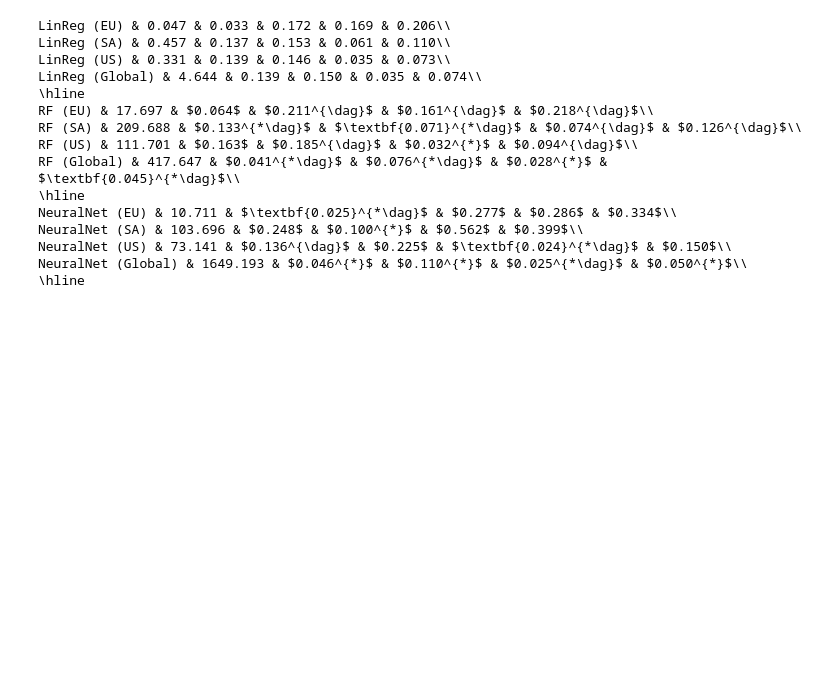
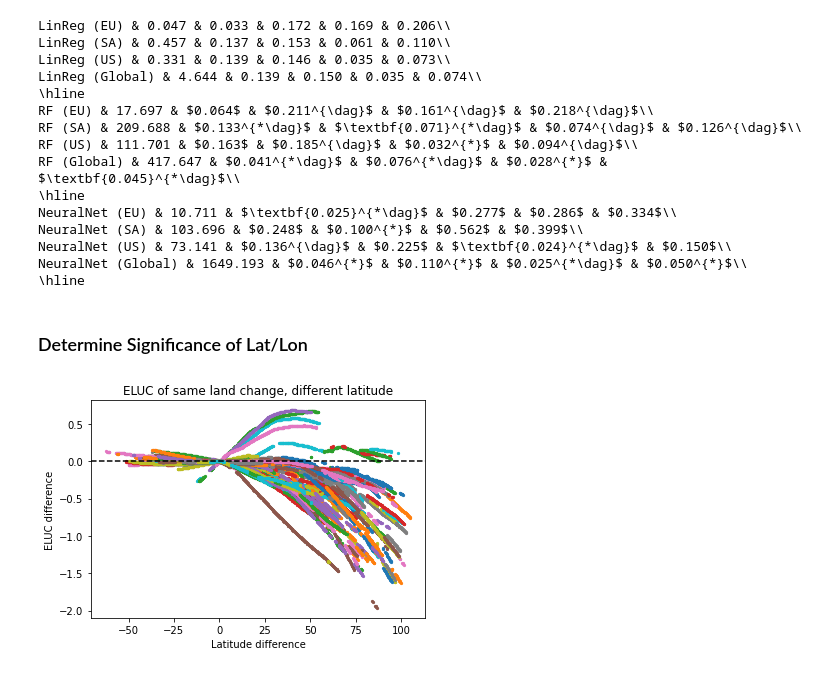
Before and after one commit to Project-Resilience/mvp, a Jupyter notebook: use_cases/eluc/experiments/predictor_experiments.ipynb, the cells around one changed output. Cells and saved outputs as stored; diff of their text form; code cells hidden in the pictures; blank space fills up the shorter version.

```diff
--- a/use_cases/eluc/experiments/predictor_experiments.ipynb
+++ b/use_cases/eluc/experiments/predictor_experiments.ipynb
@@ -25,7 +26,7 @@ from data import constants
 # %% [markdown]
 ### Load Dataset
 # %%
-dataset = ELUCData()
+dataset = ELUCData.from_hf()
 # %% [markdown]
 ### Train Models
 # %% [markdown]
@@ -51,4 +52,4 @@ nnp_serializer.save(nnp, Path("predictors/neural_network/trained_models/test"))
 # %%
-nnp = nnp_serializer.load(Path("predictors/neural_network/trained_models/no_overlap_nn"))
+nnp = nnp_serializer.load(Path("predictors/trained_models/danyoung--eluc-global-nn"))
 print(f"MAE Neural Net: {mean_absolute_error(dataset.test_df[nn_config['label']], nnp.predict(dataset.test_df[nn_config['features']]))}")
 # %% [output]
@@ -269,3 +270,5 @@ NeuralNet (SA) & 103.696 & $0.248$ & $0.100^{*}$ & $0.562$ & $0.399$\\
 NeuralNet (US) & 73.141 & $0.136^{\dag}$ & $0.225$ & $\textbf{0.024}^{*\dag}$ & $0.150$\\
 NeuralNet (Global) & 1649.193 & $0.046^{*}$ & $0.110^{*}$ & $0.025^{*\dag}$ & $0.050^{*}$\\
 \hline
+# %% [markdown]
+### Determine Significance of Lat/Lon
@@ -271,0 +346,15 @@ NeuralNet (Global) & 1649.193 & $0.046^{*}$ & $0.110^{*}$ & $0.025^{*\dag}$ & $0
+# %%
+signif_latlon()
+# signif_latlon(real_eluc=True, title="Comparison with real ELUC")
+
+# signif_latlon(average=True)
+
+# all_lat_zone = (-1000, 1000)
+# signif_latlon(n=1000, lat_zone=all_lat_zone, title="Global sample")
+
+# africa_lons = (-166, -30)
+# signif_latlon(n=100, lat="lon", lat_zone=africa_lons, title="Longitude comparison")
+# signif_latlon(n=100, lat="lon", lat_zone=africa_lons, real_eluc=True, title="Longitude comparison real ELUC")
+# signif_latlon(n=100, lat="lon", lat_zone=africa_lons, average=True, title="Longitude comparison average")
+# %% [output]
+[figure, added]
```
Also changed, not shown: parts of 5 cells of this notebook.
